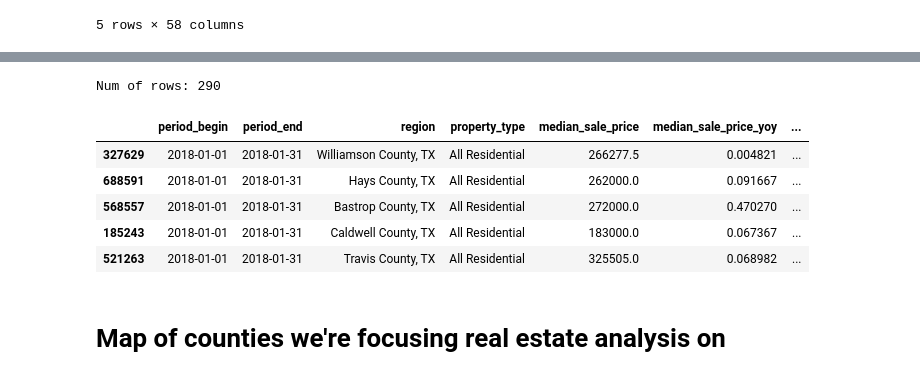
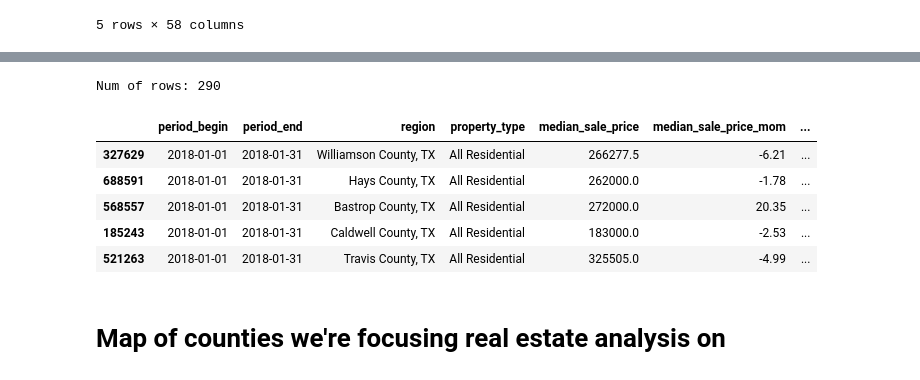
Before and after one commit to zarbin/UTA_Project-1, a Jupyter notebook: sandbox/final_notebook_jb.ipynb, the cells around one changed output, grey strips where cells are left out. Drawn from its saved outputs; the diff is of its cells as text; code cells hidden in the pictures.

```diff
--- a/sandbox/final_notebook_jb.ipynb
+++ b/sandbox/final_notebook_jb.ipynb
@@ -85,32 +85,34 @@ Num of rows: 2573
 # %%
 #narrow down dataframe to include only relevant columns
-clean_df = texas_counties_df[['period_begin', 'period_end', 'region', 'property_type', 'median_sale_price', 'median_sale_price_yoy', 'sold_above_list', 'inventory', 'median_dom','date', 'year', 'month_year']]
+clean_df = texas_counties_df[['period_begin', 'period_end', 'region', 'property_type', 'median_sale_price', 'median_sale_price_mom','median_sale_price_yoy', 'sold_above_list', 'inventory', 'median_dom','date', 'year', 'month_year']]
 
 # ALL RESIDENTIAL Filter
 clean_df = clean_df.loc[(clean_df['property_type'] == 'All Residential')]
 
 #Filter on #2018-2022
 years = [2018, 2019, 2020, 2021, 2022]
 clean_df = clean_df.loc[clean_df['year'].isin(years)]
 
 #format
 clean_df['sold_above_list'] = clean_df['sold_above_list'] * 100
 clean_df['sold_above_list'] = clean_df['sold_above_list'].round(2)
+clean_df['median_sale_price_mom'] = clean_df['median_sale_price_mom'] * 100
+clean_df['median_sale_price_mom'] = clean_df['median_sale_price_mom'].round(2)
 
 #sort
 clean_df = clean_df.sort_values('date')
 
 #preview
 print('Num of rows:', len(clean_df))
 clean_df.head()
 # %% [output]
 Num of rows: 290
-|  | period_begin | period_end | region | property_type | median_sale_price | median_sale_price_yoy | ... |
-| 327629 | 2018-01-01 | 2018-01-31 | Williamson County, TX | All Residential | 266277.5 | 0.004821 | ... |
-| 688591 | 2018-01-01 | 2018-01-31 | Hays County, TX | All Residential | 262000.0 | 0.091667 | ... |
-| 568557 | 2018-01-01 | 2018-01-31 | Bastrop County, TX | All Residential | 272000.0 | 0.470270 | ... |
-| 185243 | 2018-01-01 | 2018-01-31 | Caldwell County, TX | All Residential | 183000.0 | 0.067367 | ... |
-| 521263 | 2018-01-01 | 2018-01-31 | Travis County, TX | All Residential | 325505.0 | 0.068982 | ... |
+|  | period_begin | period_end | region | property_type | median_sale_price | median_sale_price_mom | ... |
+| 327629 | 2018-01-01 | 2018-01-31 | Williamson County, TX | All Residential | 266277.5 | -6.21 | ... |
+| 688591 | 2018-01-01 | 2018-01-31 | Hays County, TX | All Residential | 262000.0 | -1.78 | ... |
+| 568557 | 2018-01-01 | 2018-01-31 | Bastrop County, TX | All Residential | 272000.0 | 20.35 | ... |
+| 185243 | 2018-01-01 | 2018-01-31 | Caldwell County, TX | All Residential | 183000.0 | -2.53 | ... |
+| 521263 | 2018-01-01 | 2018-01-31 | Travis County, TX | All Residential | 325505.0 | -4.99 | ... |
 # %% [markdown]
 # Map of counties we're focusing real estate analysis on
 # %%
```
Also changed, not shown: parts of 12 cells of this notebook.
